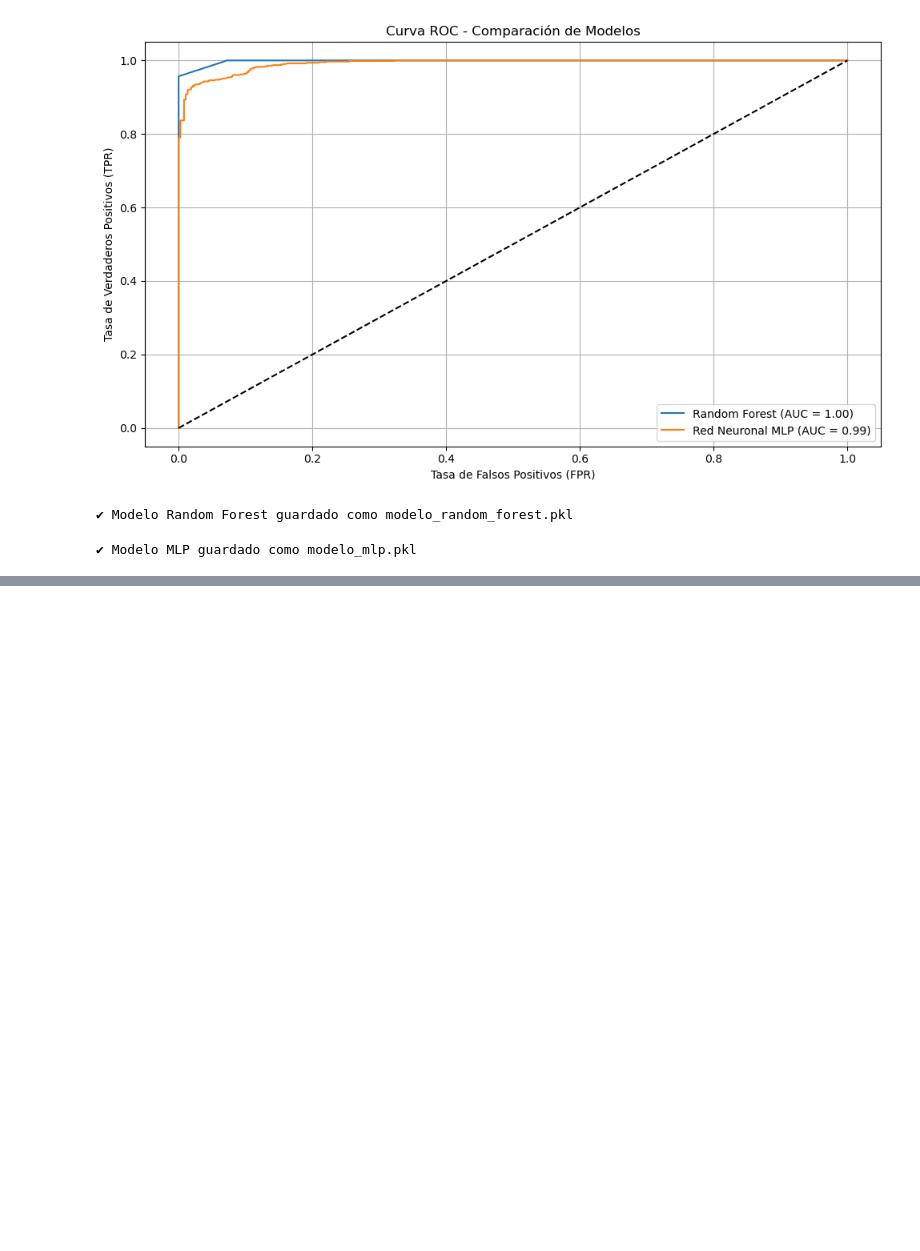
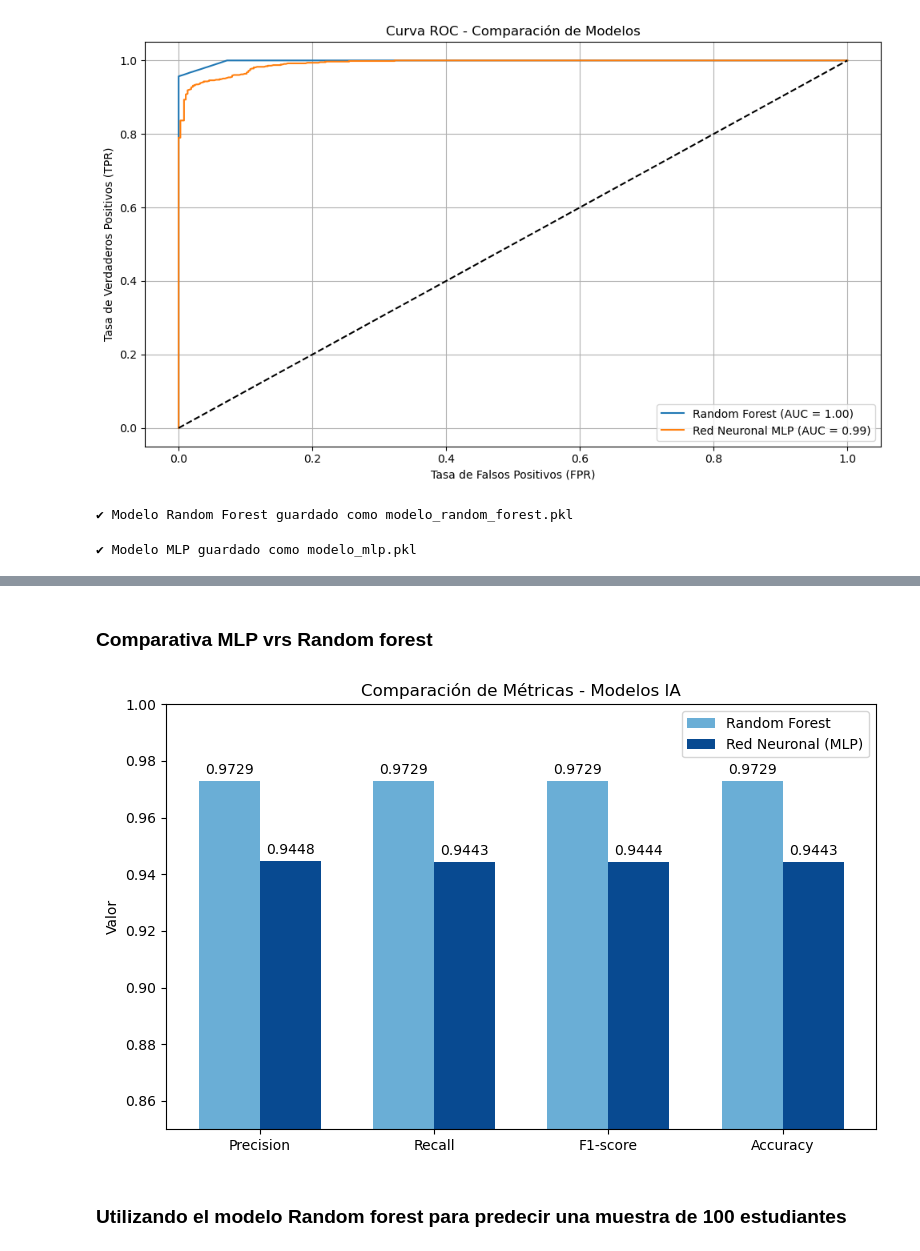
Before and after one commit to Lezjho26/Modelo-de-Inteligencia-Artificial-para-la-Predicci-n-del-Riesgo-de-Deserci-n-Escolar-, a Jupyter notebook: Modelo_IA_Desercion_Escolar_Completo v3.ipynb, the cells around one changed output, grey strips where cells are left out. Saved outputs shown, nothing was run; the diff lists cells and outputs as text; code cells hidden in the pictures; blank space fills up the shorter version.

```diff
--- a/Modelo_IA_Desercion_Escolar_Completo v3.ipynb
+++ b/Modelo_IA_Desercion_Escolar_Completo v3.ipynb
@@ -422,0 +531,62 @@ y_pred = modelo_cargado.predict(X_test)
+# %% [markdown]
+### Comparativa MLP vrs Random forest
+# %%
+from sklearn.metrics import classification_report
+
+# Sacar los reportes como diccionarios
+reporte_rf = classification_report(y_test, modelo_rf.predict(X_test), output_dict=True)
+reporte_mlp = classification_report(y_test, modelo_mlp.predict(X_test), output_dict=True)
+# %%
+import matplotlib.pyplot as plt
+import numpy as np
+import matplotlib.cm as cm
+
+# Métricas
+metricas = ['precision', 'recall', 'f1-score', 'accuracy']
+rf_vals = [
+    reporte_rf['weighted avg']['precision'],
+    reporte_rf['weighted avg']['recall'],
+    reporte_rf['weighted avg']['f1-score'],
+    reporte_rf['accuracy']
+]
+mlp_vals = [
+    reporte_mlp['weighted avg']['precision'],
+    reporte_mlp['weighted avg']['recall'],
+    reporte_mlp['weighted avg']['f1-score'],
+    reporte_mlp['accuracy']
+]
+
+# Posiciones
+x = np.arange(len(metricas))
+width = 0.35
+
+# Colores del colormap 'Blues'
+colors = cm.Blues(np.linspace(0.5, 0.9, 2))  # 2 colores bonitos
+
+# Plot
+fig, ax = plt.subplots(figsize=(8, 5))
+b1 = ax.bar(x - width/2, rf_vals, width, label='Random Forest', color=colors[0])
+b2 = ax.bar(x + width/2, mlp_vals, width, label='Red Neuronal (MLP)', color=colors[1])
+
+# Detalles
+ax.set_ylabel('Valor')
+ax.set_title('Comparación de Métricas - Modelos IA')
+ax.set_xticks(x)
+ax.set_xticklabels([m.capitalize() for m in metricas])
+ax.set_ylim(0.85, 1.00)
+ax.legend()
+
+# Etiquetas arriba de las barras
+for bars in [b1, b2]:
+    for bar in bars:
+        h = bar.get_height()
+        ax.annotate(f'{h:.4f}', xy=(bar.get_x() + bar.get_width()/2, h),
+                    xytext=(0, 3), textcoords='offset points',
+                    ha='center', va='bottom')
+
+plt.tight_layout()
+plt.show()
+# %% [output]
+[figure, added]
+# %% [markdown]
+### Utilizando el modelo Random forest para predecir una muestra de 100 estudiantes
```
Also changed, not shown: parts of 21 cells of this notebook.
